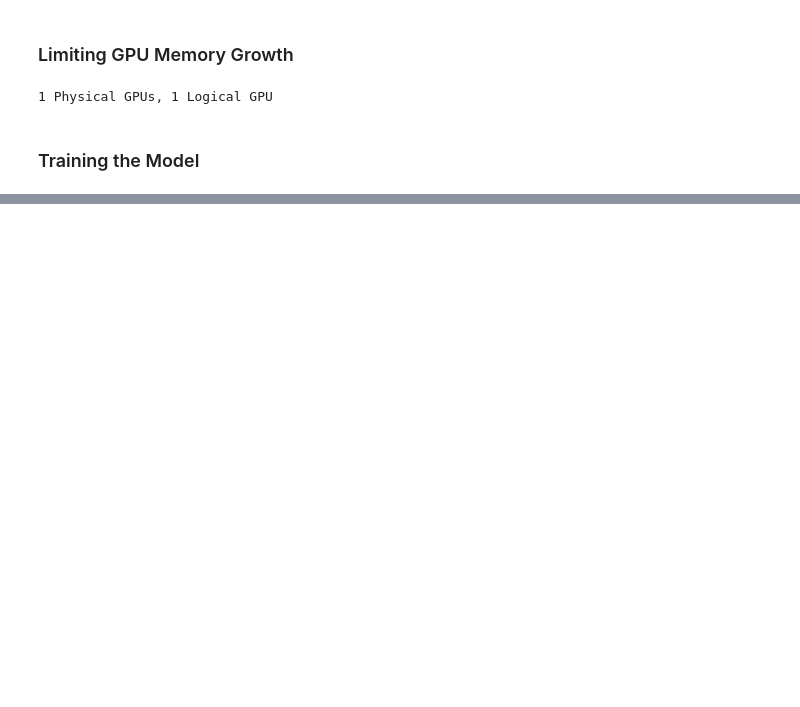
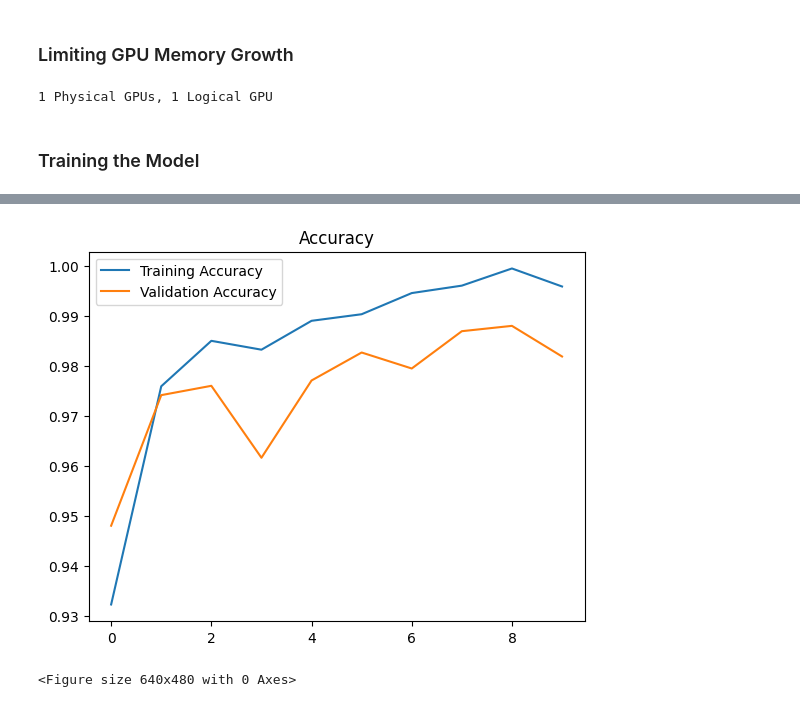
Before and after one commit to abijith-tk/DeepLearning, a Jupyter notebook: VGG16/VGG16.ipynb, the cells around one changed output, grey strips where cells are left out. Drawn from its saved outputs; the diff is of its cells as text; code cells hidden in the pictures; blank space fills up the shorter version.

Commit message:
Train the Model and Plot Results

```diff
--- a/VGG16/VGG16.ipynb
+++ b/VGG16/VGG16.ipynb
@@ -105,0 +94,10 @@ Found 5000 images belonging to 5 classes.
+# %%
+train_ds = image_dataset_from_directory(
+    data_dir,
+    validation_split=0.3,
+    subset='training',
+    seed=42,
+    image_size=(224, 224),
+    batch_size=batch_size,
+    label_mode='categorical'
+)
@@ -105,0 +107,10 @@ Found 5000 images belonging to 5 classes.
+# %%
+val_ds = image_dataset_from_directory(
+    data_dir,
+    validation_split=0.3,
+    subset='validation',
+    seed=42,
+    image_size=(224, 224),
+    batch_size=batch_size,
+    label_mode='categorical'
+)
@@ -106,3 +120,8 @@ Found 5000 images belonging to 5 classes.
+# %%
+num_of_batches = len(val_ds)
+
+test_ds = val_ds.take(num_of_batches // 2)
+val_ds = val_ds.skip(num_of_batches // 2)
 # %% [markdown]
 ### Building the Model
 # %%
@@ -170,17 +178,18 @@ if gpus:
 # %% [markdown]
 ### Training the Model
 # %%
-train_steps_per_epoch = len(train_generator)
-test_steps_per_epoch = len(test_generator)
+train_steps_per_epoch = len(train_ds)
+test_steps_per_epoch = len(val_ds)
 
 epochs = 10
 
 history = model.fit(
-    x=train_generator,
+    x=train_ds,
     steps_per_epoch=train_steps_per_epoch,
     epochs=epochs,
-    validation_data=test_generator,
-    validation_steps=test_steps_per_epoch
+    validation_data=val_ds,
+    validation_steps=test_steps_per_epoch,
+    batch_size=32
 )
 # %% [output]
 Epoch 1/10
@@ -224,0 +260,10 @@ Error:
+# %%
+plt.plot(history.history['accuracy'], label='Training Accuracy')
+plt.plot(history.history['val_accuracy'], label='Validation Accuracy')
+plt.legend()
+plt.title('Accuracy')
+plt.show()
+plt.savefig('accuracy.png')
+# %% [output]
+[figure, added]
+<Figure size 640x480 with 0 Axes>
```
Also changed, not shown: parts of 20 cells of this notebook, 3 other files.
